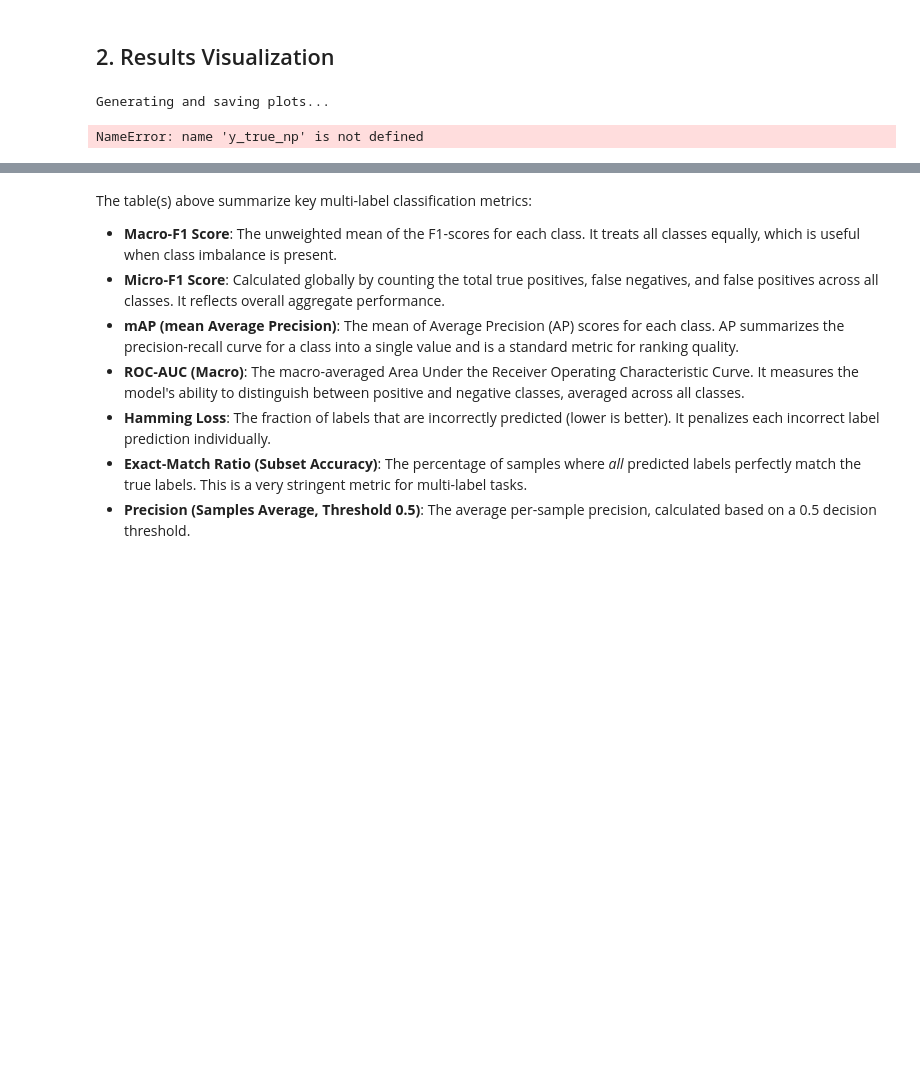
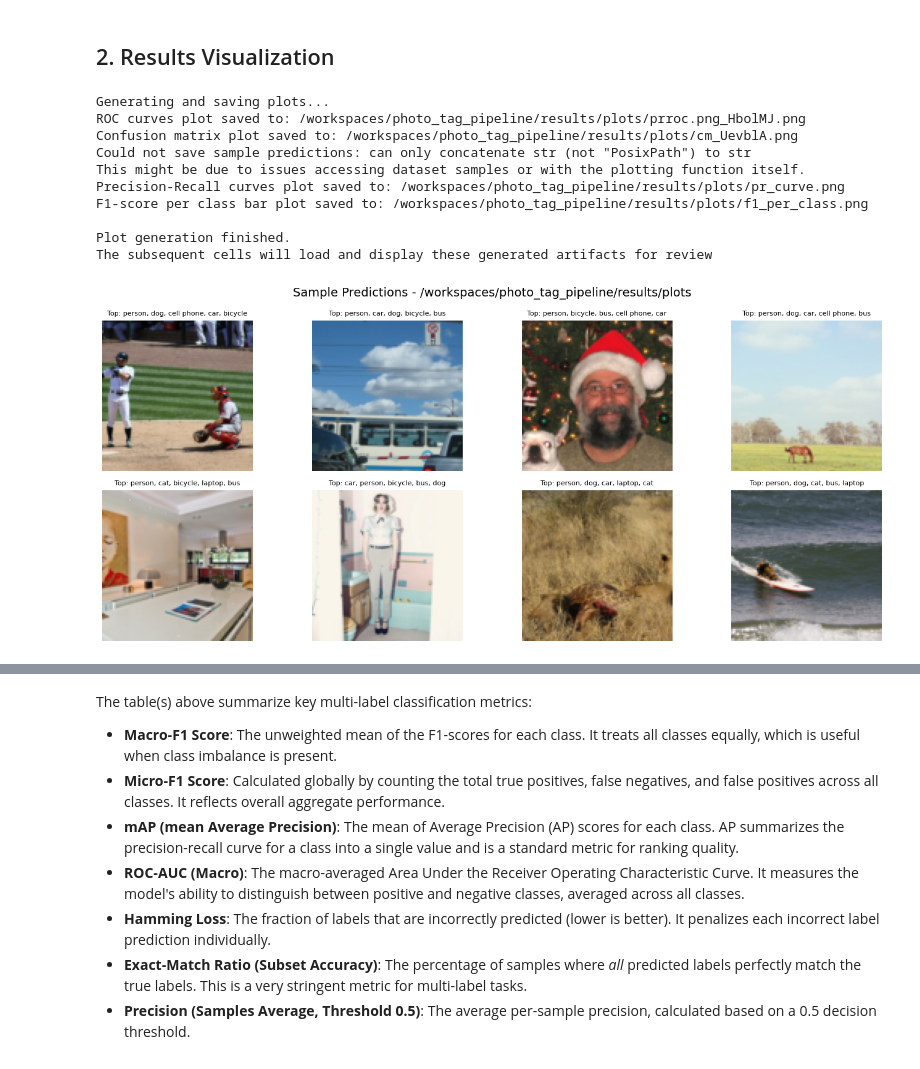
Before and after one commit to Mklas99/SmartPhotoMultiTag_pipeline, a Jupyter notebook: notebooks/04_evaluation_report.ipynb, the cells around one changed output, grey strips where cells are left out. Saved outputs shown, nothing was run; the diff lists cells and outputs as text; code cells hidden in the pictures; blank space fills up the shorter version.

```diff
--- a/notebooks/04_evaluation_report.ipynb
+++ b/notebooks/04_evaluation_report.ipynb
@@ -112,17 +186,0 @@ Configurations loaded and seed set to 42.
-# %%
-
-# Load num_classes and category_names from metadata
-print("Loading dataset metadata...")
-category_names = []
-if META_PATH.exists():
-    with open(META_PATH, 'r') as f:
-        dataset_metadata = json.load(f)
-    mcfg.num_classes = dataset_metadata.get('num_classes')
-    category_names = dataset_metadata.get('classes', [])
-    print(f"Metadata loaded successfully from {META_PATH}.")
-else:
-    raise FileNotFoundError(f"Metadata file not found at {META_PATH}. Please run 01_dataset_eda.ipynb first to generate it.")
-
-if mcfg.num_classes is None or not category_names:
-    raise ValueError("Number of classes (num_classes) or category names (classes) not found in metadata. Ensure metadata is correctly formatted.")
-print(f"Number of classes: {mcfg.num_classes}, Categories: {category_names}")
@@ -133,8 +186,0 @@ Number of classes: 2, Categories: ['person', 'dog']
-# %%
-
-# ---- Data Loader ----
-print("Loading validation data...")
-_, val_loader = load_data(batch_size=tcfg.batch_size, num_workers=tcfg.num_workers) # Using validation split
-if len(val_loader) == 0:
-    raise ValueError("Validation data loader is empty. Check dataset and data loading configuration.")
-print(f"Validation data loaded. Number of batches: {len(val_loader)}, Batch size: {tcfg.batch_size}")
@@ -256,13 +273,13 @@ print("\nMetrics calculation finished.")
 print("\nGenerating and saving plots...")
 
 # ROC Curves
-roc_path = save_roc_curves(y_true_np, y_pred_probs_np, category_names, PLOTS_DIR / "roc.png")
+roc_path = save_roc_curves(y_true_np, y_pred_probs_np, "roc.png")
 print(f"ROC curves plot saved to: {roc_path}")
 
 # Confusion Matrix
 # Note: For multi-label, a single confusion matrix might be an aggregation or for a specific class.
 # The `save_confusion_matrix` function's behavior determines this.
-cm_path = save_confusion_matrix(y_true_np, y_pred_binary_np, mcfg.num_classes, PLOTS_DIR / "confusion.png") # Use y_pred_binary for CM
+cm_path = save_confusion_matrix(y_true_np, y_pred_binary_np, "confusion_matrix.png")
 print(f"Confusion matrix plot saved to: {cm_path}")
 
 # Sample Predictions
@@ -289,32 +306,41 @@ plt.savefig(pr_curve_path)
 plt.close() # Close the plot to free memory
 print(f"Precision-Recall curves plot saved to: {pr_curve_path}")
 
 # F1-Score per Class Bar Plot
 if not per_class_df.empty and 'class' in per_class_df.columns and 'f1-score' in per_class_df.columns:
     plt.figure(figsize=(max(10, mcfg.num_classes * 0.6), 7)) # Adjusted figure size
     plt.bar(per_class_df["class"], per_class_df["f1-score"], color='skyblue')
     plt.xlabel("Class")
     plt.ylabel("F1-Score")
     plt.title("F1-Score per Class")
     plt.xticks(rotation=45, ha="right")
     plt.yticks(np.arange(0, 1.1, 0.1)) # Set y-axis ticks for better readability
     plt.grid(axis='y', linestyle='--')
     plt.tight_layout() # Adjust layout to prevent labels from overlapping
     f1_per_class_plot_path = PLOTS_DIR / "f1_per_class.png"
     plt.savefig(f1_per_class_plot_path)
     plt.close() # Close the plot
     print(f"F1-score per class bar plot saved to: {f1_per_class_plot_path}")
 else:
     print("Could not generate F1 per class plot: Per-class DataFrame is empty or missing required columns.")
 
 # Note: The Precision@K plot (p_at_k.png) is typically displayed later.
 # If its generation logic belongs here (e.g., from src.utils.plot), it should be called here.
 # For example: save_precision_at_k_plot(y_true_np, y_pred_probs_np, PLOTS_DIR / "p_at_k.png")
 # Currently, it's assumed to be generated by a separate process or an earlier notebook if not part of src.utils.plot.
 
 print("\nPlot generation finished.")
 print("The subsequent cells will load and display these generated artifacts for review")
 # %% [output]
 Generating and saving plots...
+ROC curves plot saved to: /workspaces/photo_tag_pipeline/results/plots/prroc.png_HbolMJ.png
+Confusion matrix plot saved to: /workspaces/photo_tag_pipeline/results/plots/cm_UevblA.png
+Could not save sample predictions: can only concatenate str (not "PosixPath") to str
+This might be due to issues accessing dataset samples or with the plotting function itself.
+Precision-Recall curves plot saved to: /workspaces/photo_tag_pipeline/results/plots/pr_curve.png
+F1-score per class bar plot saved to: /workspaces/photo_tag_pipeline/results/plots/f1_per_class.png
+
+Plot generation finished.
+The subsequent cells will load and display these generated artifacts for review
-NameError: name 'y_true_np' is not defined
+[figure, added]
 # %%
```
Also changed, not shown: parts of 17 cells of this notebook, 24 other files.
